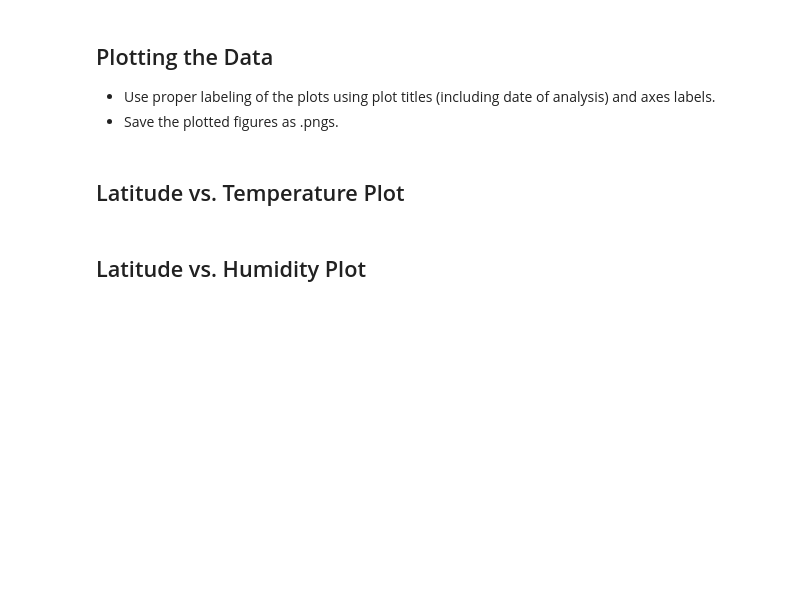
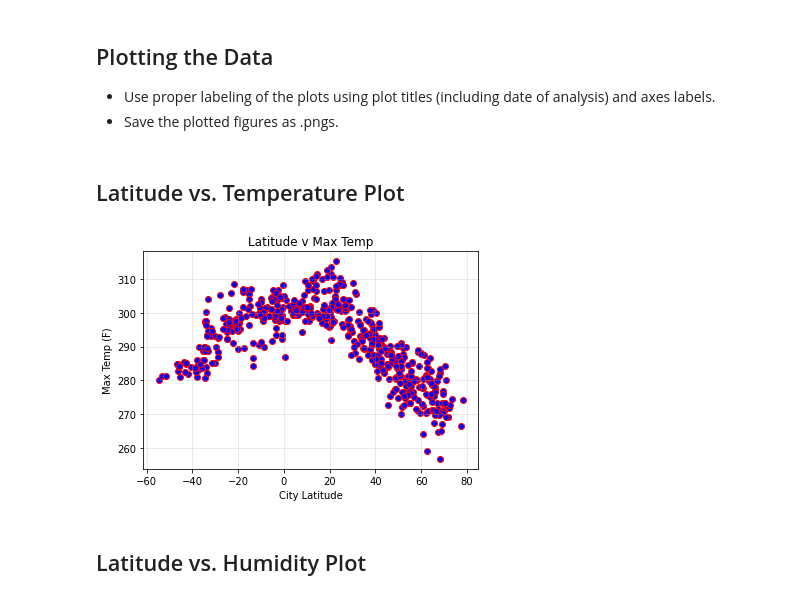
Before and after one commit to margoterudy/python-api-challenge, a Jupyter notebook: WeatherPy.ipynb, the cells around one changed output. Cells and saved outputs as stored; diff of their text form; code cells hidden in the pictures; blank space fills up the shorter version.

```diff
--- a/WeatherPy.ipynb
+++ b/WeatherPy.ipynb
@@ -210,17 +210,20 @@ Skip this step if there are no cities that have humidity > 100%.
 # %%
 #Create Scatter plot for Latitude v Temp
 plt.scatter(weather_df["Lat"], weather_df["Max Temp"], facecolor = "blue", edgecolor = "red")
 
 #Title
 plt.title ("Latitude v Max Temp")
 
 #Set Labels
-plt.xlabel("City Latitude)
+plt.xlabel("City Latitude")
 plt.ylabel("Max Temp (F)")
 
 #Set Grid, IMO it makes it easier to see the measurements for analysis
-plt.grid (linestyle='-', linewidth, alpha = .5)
+plt.grid (linestyle='-', linewidth=.5, alpha = .5)
 
 #Save as png
+plt.savefig("Images/Latitude v Max Temp.png")
+# %% [output]
+[figure, added]
 # %% [markdown]
 ## Latitude vs. Humidity Plot
```
Also changed, not shown: parts of 1 cell of this notebook, 3 other files.
